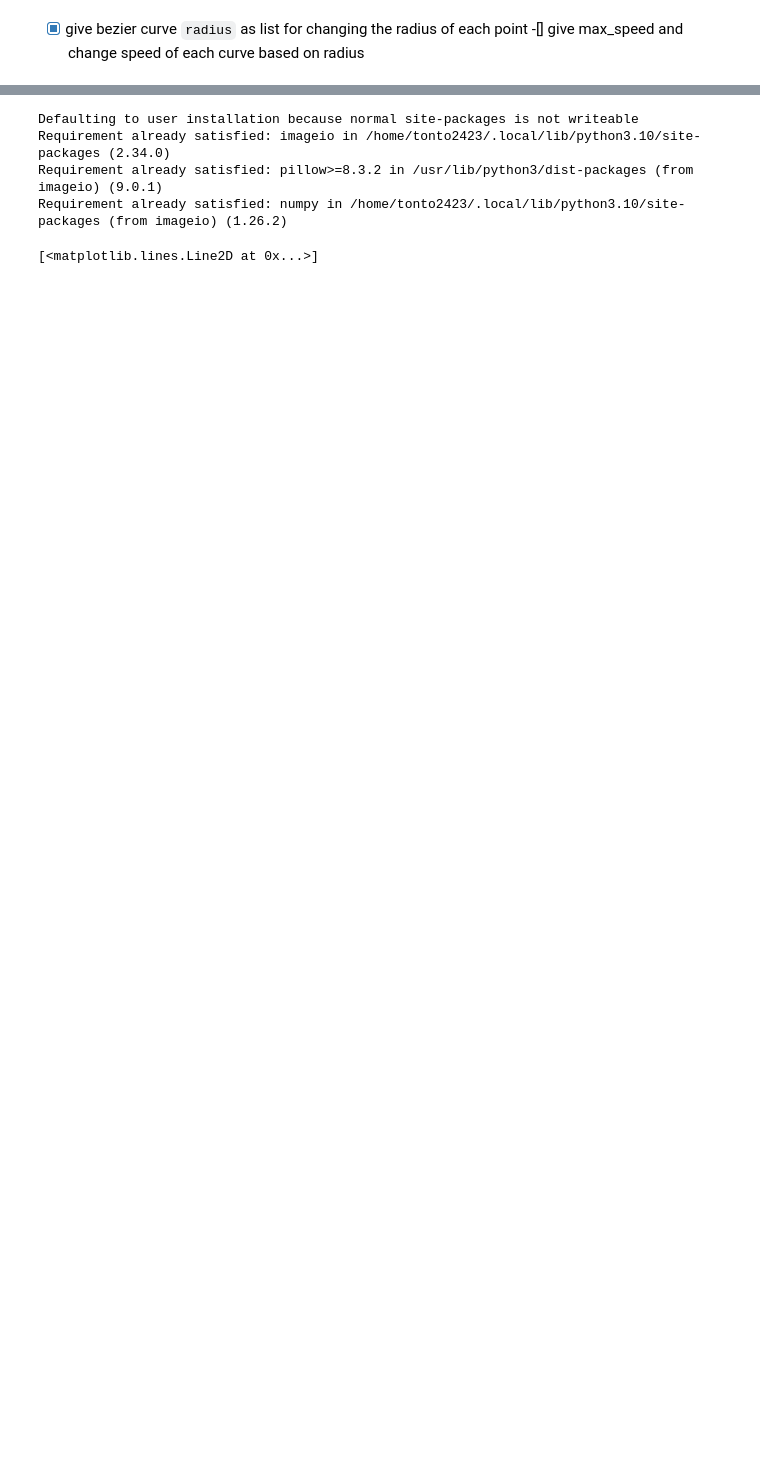
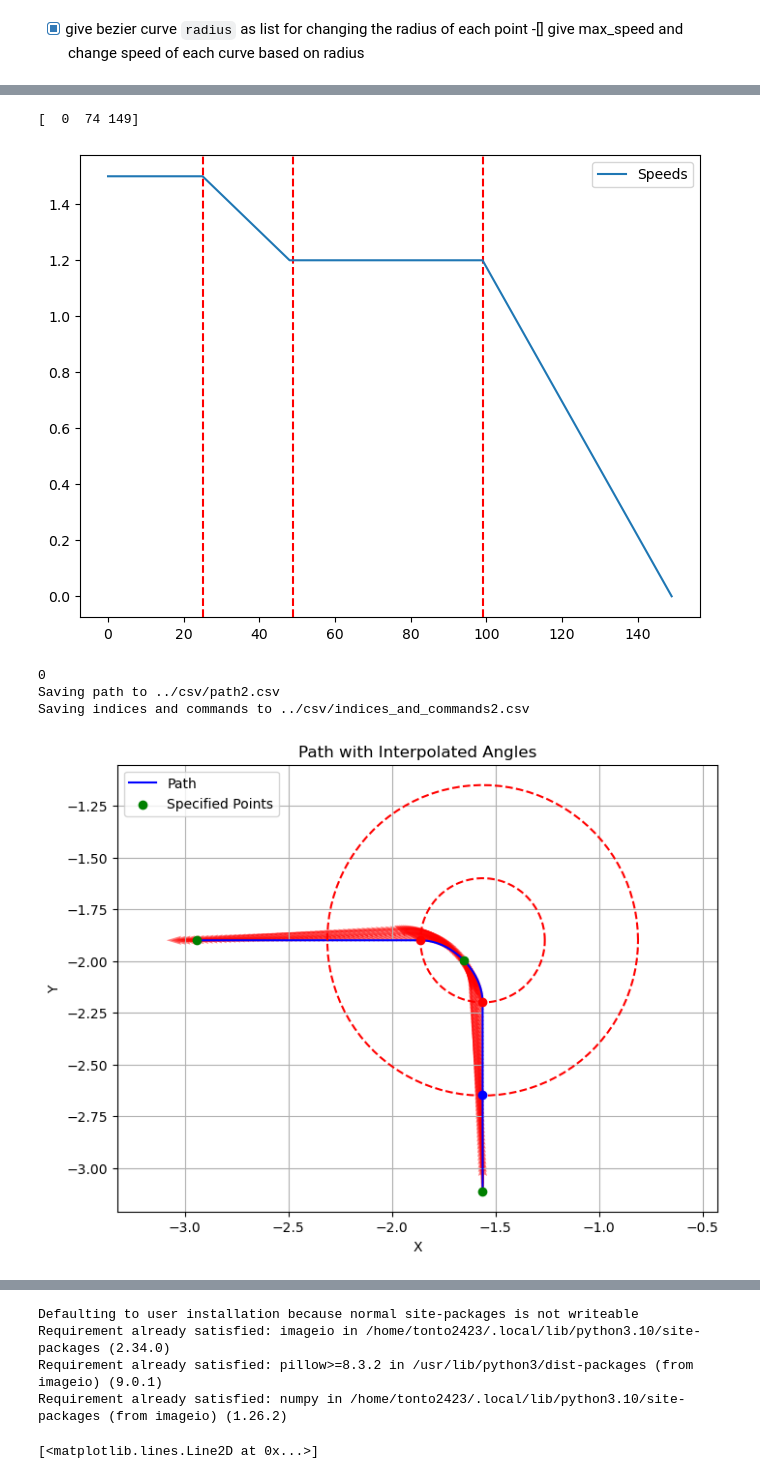
Before and after one commit to NeyagawaRobocons/chassis_haru_robo2024, a Jupyter notebook: pure_pursuit/pure_pursuit/pure_pursuit_test.ipynb, the cells around one changed output, grey strips where cells are left out. Cells and saved outputs as stored; diff of their text form; code cells hidden in the pictures; blank space fills up the shorter version.

```diff
--- a/pure_pursuit/pure_pursuit/pure_pursuit_test.ipynb
+++ b/pure_pursuit/pure_pursuit/pure_pursuit_test.ipynb
@@ -539,0 +549,27 @@ Saving indices and commands to ../csv/indices_and_commands1.csv
+# %%
+max_speed = 1.5 # 速度[m/s]
+poses = np.array([ # x, y, theta, radius, speed_rate (normalized in [0, 1])
+    [1.562, -3.112, 0.0, 0.3, 1.0],
+    [1.562, -3.112 + 1.212, np.pi/4.0, 0.3, 0.8],
+    [1.562 + 1.481 - 0.100, -3.112 + 1.212, np.pi/2.0, 0.3, 0.0],
+])
+
+poses[:,0] = -poses[:,0]
+
+commands = np.array([ # daiza_state, hina_state, bonbori_state, set_pose_flag
+    [0, 1, False, False],
+    [0, 0, False, False],
+    [0, 0, False, False],
+])
+
+if len(poses) != len(commands):
+    print("poses and commands have different lengths")
+
+generate_and_save_path(poses, max_speed, commands, path_number=2, resolution=50)
+# %% [output]
+[  0  74 149]
+[figure, added]
+0
+Saving path to ../csv/path2.csv
+Saving indices and commands to ../csv/indices_and_commands2.csv
+[figure, added]
```
Also changed, not shown: parts of 12 cells of this notebook, 22 other files.
